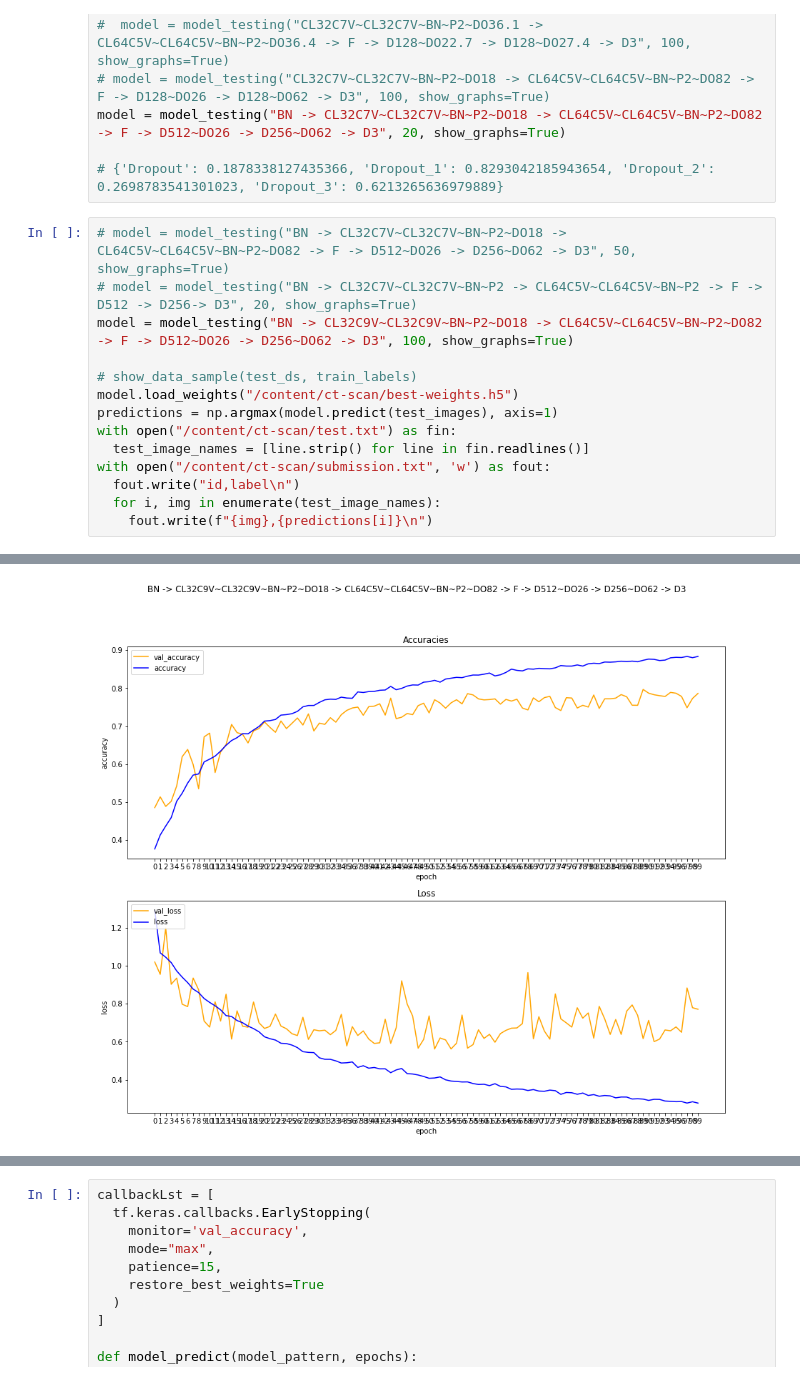
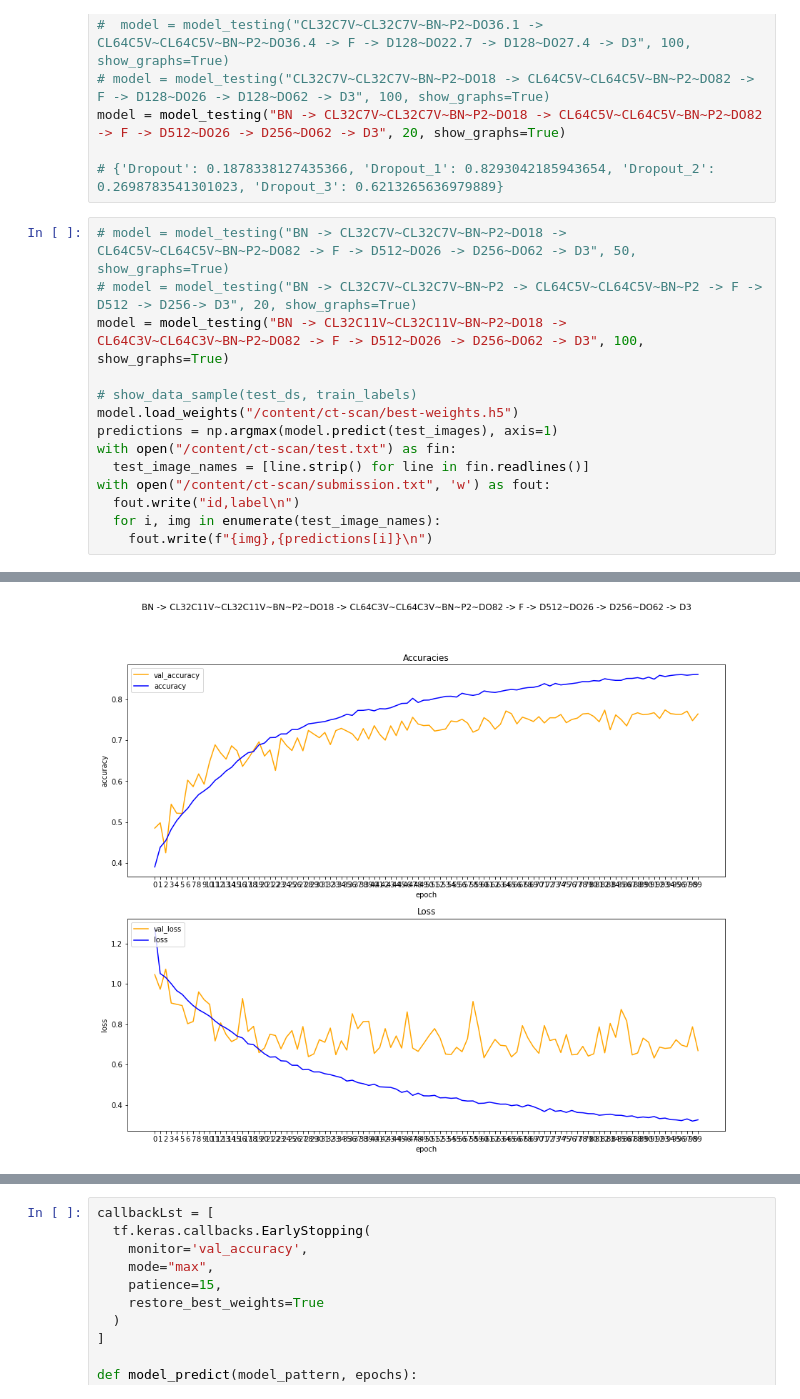
Before and after one commit to andrei-micuda/ML-Labs-2021, a Jupyter notebook: CT-Scan/CT_Scan.ipynb, the cells around one changed output, grey strips where cells are left out. Saved outputs shown, nothing was run; the diff lists cells and outputs as text.

```diff
--- a/CT-Scan/CT_Scan.ipynb
+++ b/CT-Scan/CT_Scan.ipynb
@@ -251,7 +251,7 @@ model = model_testing("BN -> CL32C7V~CL32C7V~BN~P2~DO18 -> CL64C5V~CL64C5V~BN~P2
 # %%
 # model = model_testing("BN -> CL32C7V~CL32C7V~BN~P2~DO18 -> CL64C5V~CL64C5V~BN~P2~DO82 -> F -> D512~DO26 -> D256~DO62 -> D3", 50, show_graphs=True)
 # model = model_testing("BN -> CL32C7V~CL32C7V~BN~P2 -> CL64C5V~CL64C5V~BN~P2 -> F -> D512 -> D256-> D3", 20, show_graphs=True)
-model = model_testing("BN -> CL32C9V~CL32C9V~BN~P2~DO18 -> CL64C5V~CL64C5V~BN~P2~DO82 -> F -> D512~DO26 -> D256~DO62 -> D3", 100, show_graphs=True)
+model = model_testing("BN -> CL32C11V~CL32C11V~BN~P2~DO18 -> CL64C3V~CL64C3V~BN~P2~DO82 -> F -> D512~DO26 -> D256~DO62 -> D3", 100, show_graphs=True)
 
 # show_data_sample(test_ds, train_labels)
 model.load_weights("/content/ct-scan/best-weights.h5")
@@ -283,4 +283,4 @@ Epoch 100/100
-[figure, old version]
+[figure, new version]
 # %%
 import pickle
 
```
Also changed, not shown: parts of 8 cells of this notebook.
